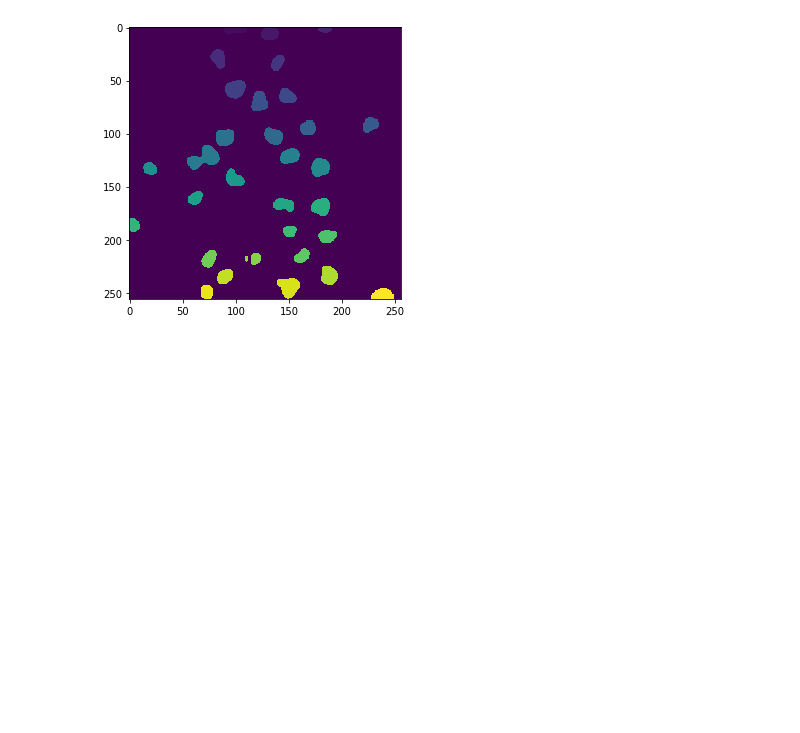
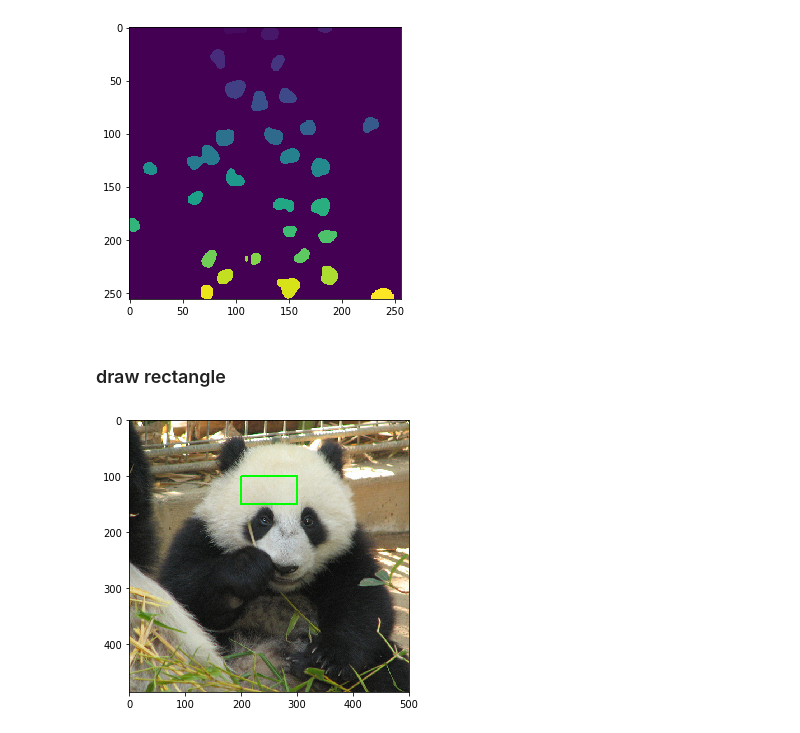
Before and after one commit to ronjian/Python-Practise, a Jupyter notebook: code_piece/cv.ipynb, the cells around one changed output. Cells and saved outputs as stored; diff of their text form; code cells hidden in the pictures; blank space fills up the shorter version.

```diff
--- a/code_piece/cv.ipynb
+++ b/code_piece/cv.ipynb
@@ -91,3 +99,23 @@ plt.imshow(labels)
 plt.show()
 # %% [output]
 [figure]
+# %% [markdown]
+### draw rectangle
+# %%
+def draw_rectangle_cv(img, row, col, H, W, color):
+    """
+    draw rectangle to a new image array
+    param:
+    - img, ndarray
+    - row, start pixel row
+    - col, start pixel column
+    - H, line height
+    - W, line width
+    """
+    new_img = img.copy()
+    cv2.rectangle(new_img, (col, row), (col + W, row + H), color, 2)
+    return new_img
+plt.imshow(draw_rectangle_cv(skimage_arr, 100, 200, 50, 100, [0, 255, 0]))
+plt.show()
+# %% [output]
+[figure, added]
```
Also changed, not shown: parts of 9 cells of this notebook, 7 other files.
